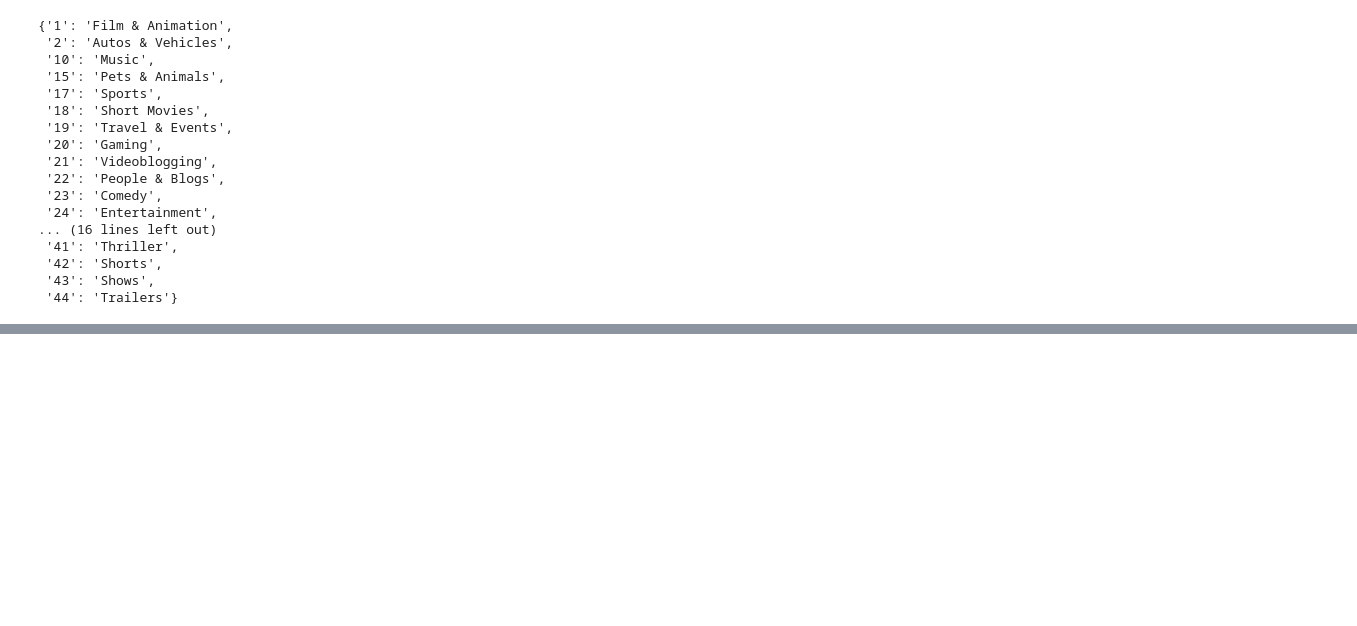
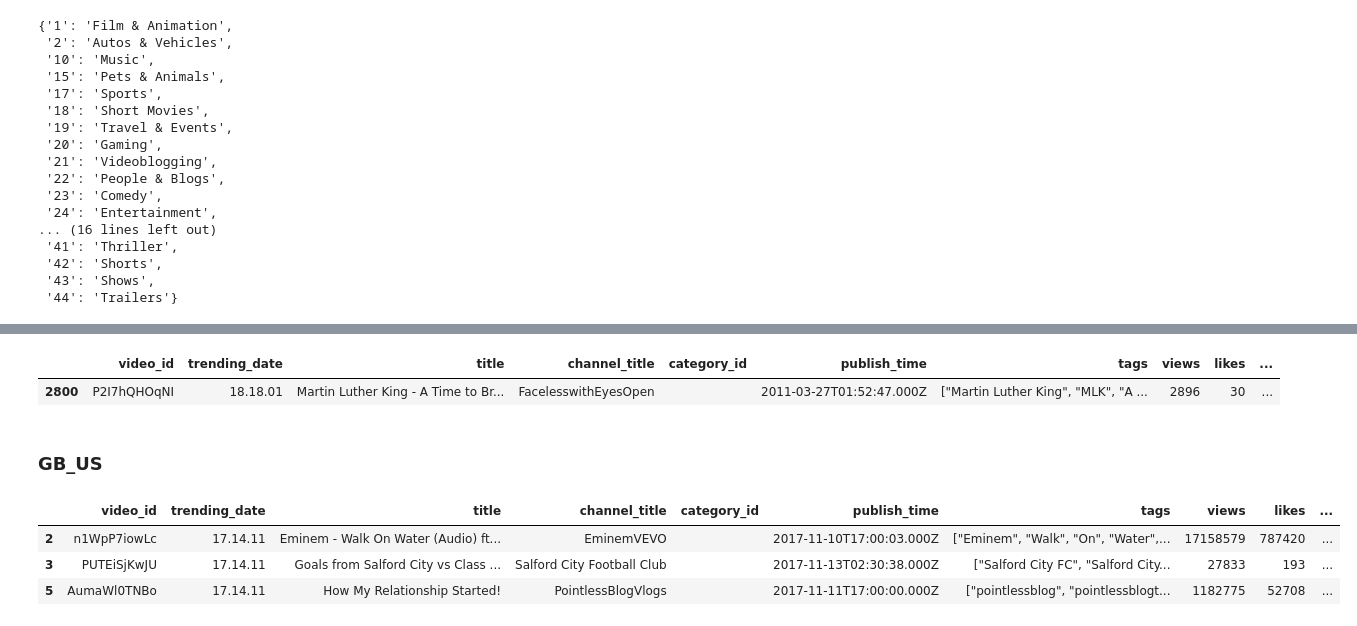
Before and after one commit to AdamKlejda/PED_YT, a Jupyter notebook: notebooks/Etap3/LiLatee_YT_API.ipynb, the cells around one changed output, grey strips where cells are left out. Cells and saved outputs as stored; diff of their text form; code cells hidden in the pictures; blank space fills up the shorter version.

```diff
--- a/notebooks/Etap3/LiLatee_YT_API.ipynb
+++ b/notebooks/Etap3/LiLatee_YT_API.ipynb
@@ -327,0 +281,5 @@ array(["Let's talk... YOUTUBE-MONEY, ZOELLA & PEOPLE CHANGING"],
+# %%
+df[df["category_id"] == '']
+# %% [output]
+|  | video_id | trending_date | title | channel_title | category_id | publish_time | tags | views | likes | ... |
+| 2800 | P2I7hQHOqNI | 18.18.01 | Martin Luther King - A Time to Br... | FacelesswithEyesOpen |  | 2011-03-27T01:52:47.000Z | ["Martin Luther King", "MLK", "A ... | 2896 | 30 | ... |
@@ -327,0 +288,12 @@ array(["Let's talk... YOUTUBE-MONEY, ZOELLA & PEOPLE CHANGING"],
+# %% [markdown]
+### GB_US
+# %%
+df = pd.read_csv(f"./../../our_data/Etap2/GB_US-Etap2.csv")
+df = df[~df.mean_r.isna()]
+df["category_id"] = ""
+df[:3]
+# %% [output]
+|  | video_id | trending_date | title | channel_title | category_id | publish_time | tags | views | likes | ... |
+| 2 | n1WpP7iowLc | 17.14.11 | Eminem - Walk On Water (Audio) ft... | EminemVEVO |  | 2017-11-10T17:00:03.000Z | ["Eminem", "Walk", "On", "Water",... | 17158579 | 787420 | ... |
+| 3 | PUTEiSjKwJU | 17.14.11 | Goals from Salford City vs Class ... | Salford City Football Club |  | 2017-11-13T02:30:38.000Z | ["Salford City FC", "Salford City... | 27833 | 193 | ... |
+| 5 | AumaWl0TNBo | 17.14.11 | How My Relationship Started! | PointlessBlogVlogs |  | 2017-11-11T17:00:00.000Z | ["pointlessblog", "pointlessblogt... | 1182775 | 52708 | ... |
```
Also changed, not shown: parts of 27 cells of this notebook, 9 other files.
